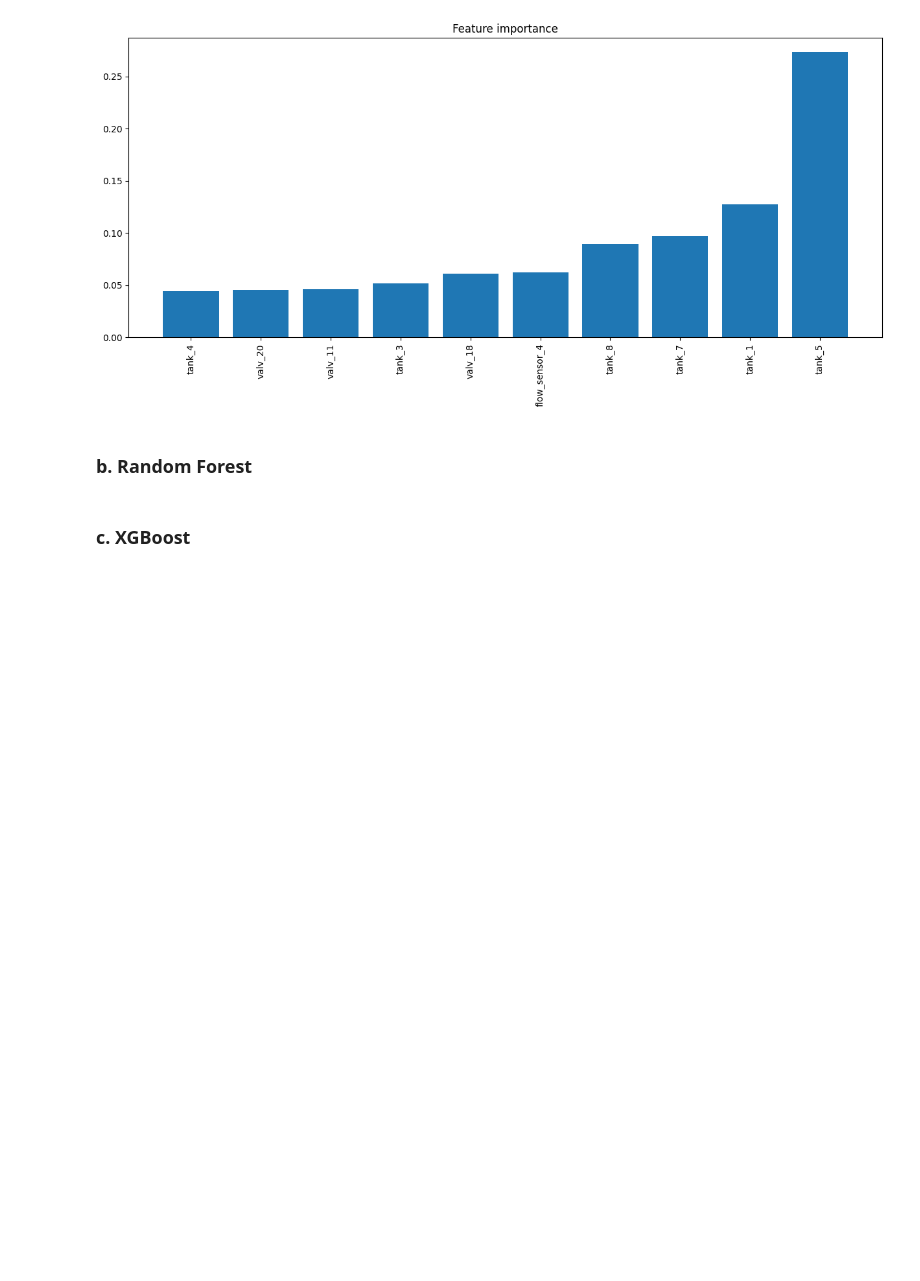
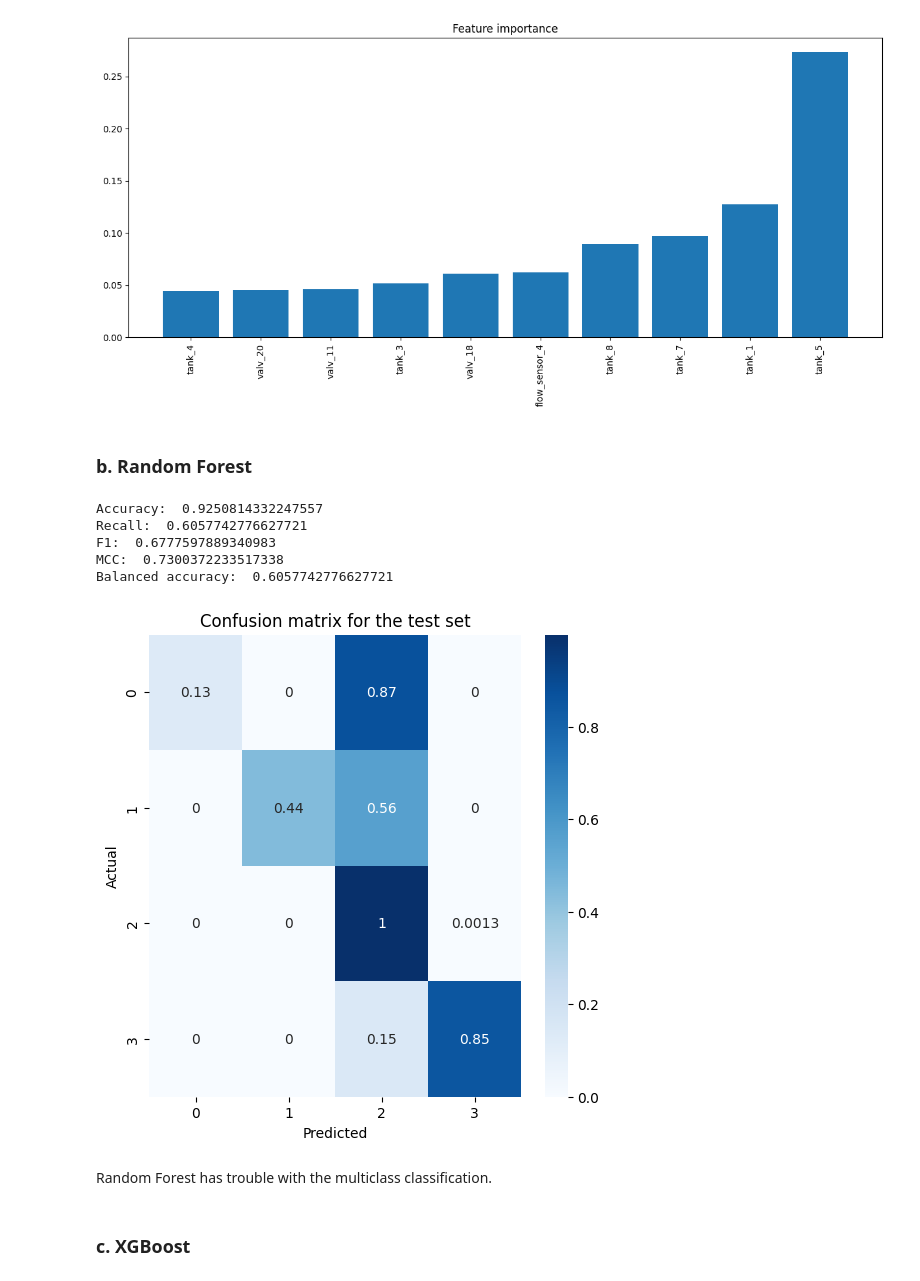
Before and after one commit to theo88400/ML-SECU2024, a Jupyter notebook: src/data_exploration/physical.ipynb, the cells around one changed output. Saved outputs shown, nothing was run; the diff lists cells and outputs as text; code cells hidden in the pictures; blank space fills up the shorter version.

Commit message:
fix(physical): xgboost et random forest

```diff
--- a/src/data_exploration/physical.ipynb
+++ b/src/data_exploration/physical.ipynb
@@ -889,5 +890,43 @@ plot_feature_importance(clf)
 [figure]
 # %% [markdown]
 ### b. Random Forest
+# %%
+# random forest classification on the X_train, X_test, y_train, y_test datasets
+from sklearn.ensemble import RandomForestClassifier
+
+params = {
+    'max_depth': 8,
+    'criterion': 'gini',
+    'n_estimators': 100,
+    'random_state': 42
+}
+
+clf = RandomForestClassifier(**params)
+
+pipeline = make_pipeline(
+    StandardScaler(),
+    clf
+)
+
+pipeline.fit(X_train, y_train["new_labels"])
+
+preds = pipeline.predict(X_test)
+
+print("Accuracy: ", accuracy_score(y_test["new_labels"], preds.round()))
+print("Recall: ", recall_score(y_test["new_labels"], preds.round(), average="macro"))
+print("F1: ", f1_score(y_test["new_labels"], preds.round(), average="macro"))
+print("MCC: ", matthews_corrcoef(y_test["new_labels"], preds.round()))
+print("Balanced accuracy: ", balanced_accuracy_score(y_test["new_labels"], preds.round()))
+
+plot_confusion_matrix(y_test["new_labels"], preds.round(), title="Confusion matrix for the test set")
+# %% [output]
+Accuracy:  0.9250814332247557
+Recall:  0.6057742776627721
+F1:  0.6777597889340983
+MCC:  0.7300372233517338
+Balanced accuracy:  0.6057742776627721
+[figure, added]
+# %% [markdown]
+Random Forest has trouble with the multiclass classification.
 # %% [markdown]
 ### c. XGBoost
```
Also changed, not shown: parts of 24 cells of this notebook.
